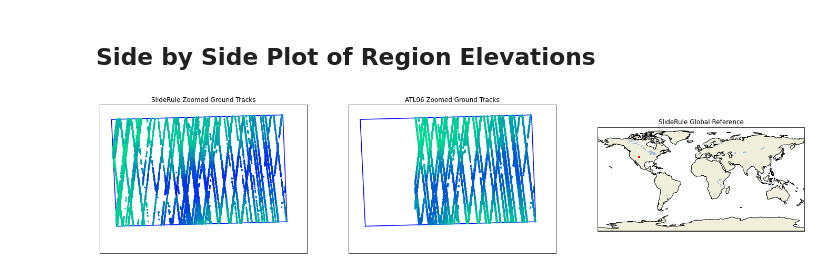
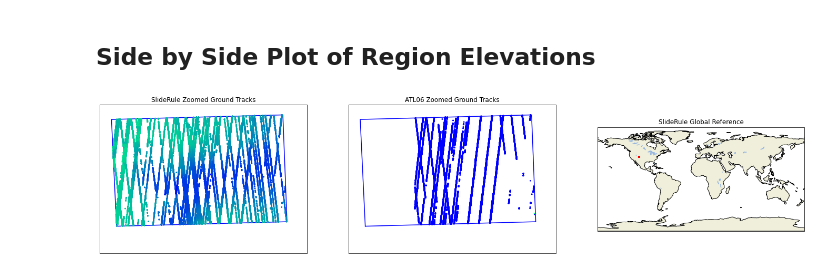
Before and after one commit to SlideRuleEarth/sliderule-python, a Jupyter notebook: examples/grand_mesa_demo.ipynb, the cells around one changed output. Cells and saved outputs as stored; diff of their text form; code cells hidden in the pictures.

```diff
--- a/examples/grand_mesa_demo.ipynb
+++ b/examples/grand_mesa_demo.ipynb
@@ -89,34 +88,26 @@ Received 180854 elevations
 # %%
-# Setup Columns
-columns = ["h_li", "latitude", "longitude"]
-
 # Query ATL06 Files from NASA CMR System
 resources = icesat2.cmr(region, short_name='ATL06')
 
-# Build empty atl06 dataset
+# Build atl06 dataset
 atl06 = {}
-for element in columns:
-    atl06[element] = []
-
-# Read each file
 complete = 0
 for resource in resources:
 
     try:
-        # Open file
         print("Reading {} at {}".format(resource, datetime.now().strftime("%Y-%m-%d %H:%M:%S")))
-        f = h5py.File("/hsds/ATL06/"+resource, "r")
 
         # Build data dictionary of each element
         for spot in ["gt1l", "gt1r", "gt2l", "gt2r", "gt3l", "gt3r"]:
-            data = {}
-            for element in columns:
+            for element in ["h_li", "latitude", "longitude"]:
                 dataset = spot + "/land_ice_segments/" + element
-                data[element] = f[dataset]
-                s = sum(data[element]) # guarantee read of all data
-            for element in columns:
-                atl06[element] += data[element]
+                if element not in atl06:
+                    atl06[element] = []
+                atl06[element] += icesat2.h5(dataset, resource, "atl06-cloud").tolist()
+
+        # Count completion
         complete += 1
+
     except Exception as e:
         print("Error reading {}: {}".format(resource, e))
 
@@ -153,7 +144,7 @@ for point in region:
 
 # Build empty trimmed region
 trimmed = {}
-for element in columns:
+for element in ["h_li", "latitude", "longitude"]:
     trimmed[element] = []
 
 # Trim Results
@@ -167,39 +158,39 @@ for lat,lon,h in zip(atl06["latitude"],atl06["longitude"],atl06["h_li"]):
         trimmed["h_li"].append(h)
 
 # Filter ATL06 Data
-atl06 = pd.DataFrame(trimmed)
-atl06 = atl06[atl06["h_li"] < 10000]
+atl06p = pd.DataFrame(trimmed)
+atl06p = atl06p[atl06p["h_li"] < 10000]
 # %% [markdown]
 ## Side by Side Plot of Region Elevations
 # %%
 # Create Plot
 fig = plt.figure(num=None, figsize=(24, 12))
 box_lon = [e["lon"] for e in region]
 box_lat = [e["lat"] for e in region]
 
 # Plot SlideRule Ground Tracks
 ax1 = plt.subplot(131,projection=cartopy.crs.PlateCarree())
 ax1.set_title("SlideRule Zoomed Ground Tracks")
 ax1.scatter(df["lon"].values, df["lat"].values, s=2.5, c=df["h_mean"], cmap='winter_r', zorder=3, transform=cartopy.crs.PlateCarree())
 ax1.set_extent((-108.4,-107.7,38.8,39.3),crs=cartopy.crs.PlateCarree())
 ax1.plot(box_lon, box_lat, linewidth=1.5, color='b', zorder=2, transform=cartopy.crs.Geodetic())
 
 # Plot ATL06 Ground Tracks
 ax2 = plt.subplot(132,projection=cartopy.crs.PlateCarree())
 ax2.set_title("ATL06 Zoomed Ground Tracks")
-ax2.scatter(atl06["longitude"], atl06["latitude"], s=2.5, c=atl06["h_li"], cmap='winter_r', zorder=3, transform=cartopy.crs.PlateCarree())
+ax2.scatter(atl06p["longitude"], atl06p["latitude"], s=2.5, c=atl06p["h_li"], cmap='winter_r', zorder=3, transform=cartopy.crs.PlateCarree())
 ax2.set_extent((-108.4,-107.7,38.8,39.3),crs=cartopy.crs.PlateCarree())
 ax2.plot(box_lon, box_lat, linewidth=1.5, color='b', zorder=2, transform=cartopy.crs.Geodetic())
 
 # Plot SlideRule Global View
 ax3 = plt.subplot(133,projection=cartopy.crs.PlateCarree())
 ax3.set_title("SlideRule Global Reference")
 ax3.scatter(df["lon"].values, df["lat"].values, s=2.5, color='r', zorder=3, transform=cartopy.crs.PlateCarree())
 ax3.add_feature(cartopy.feature.LAND, zorder=0, edgecolor='black')
 ax3.add_feature(cartopy.feature.LAKES)
 ax3.set_extent((-180,180,-90,90),crs=cartopy.crs.PlateCarree())
 
 # Show Plot
 plt.show()
 # %% [output]
-[figure, old version]
+[figure, new version]
```
Also changed, not shown: parts of 5 cells of this notebook.
